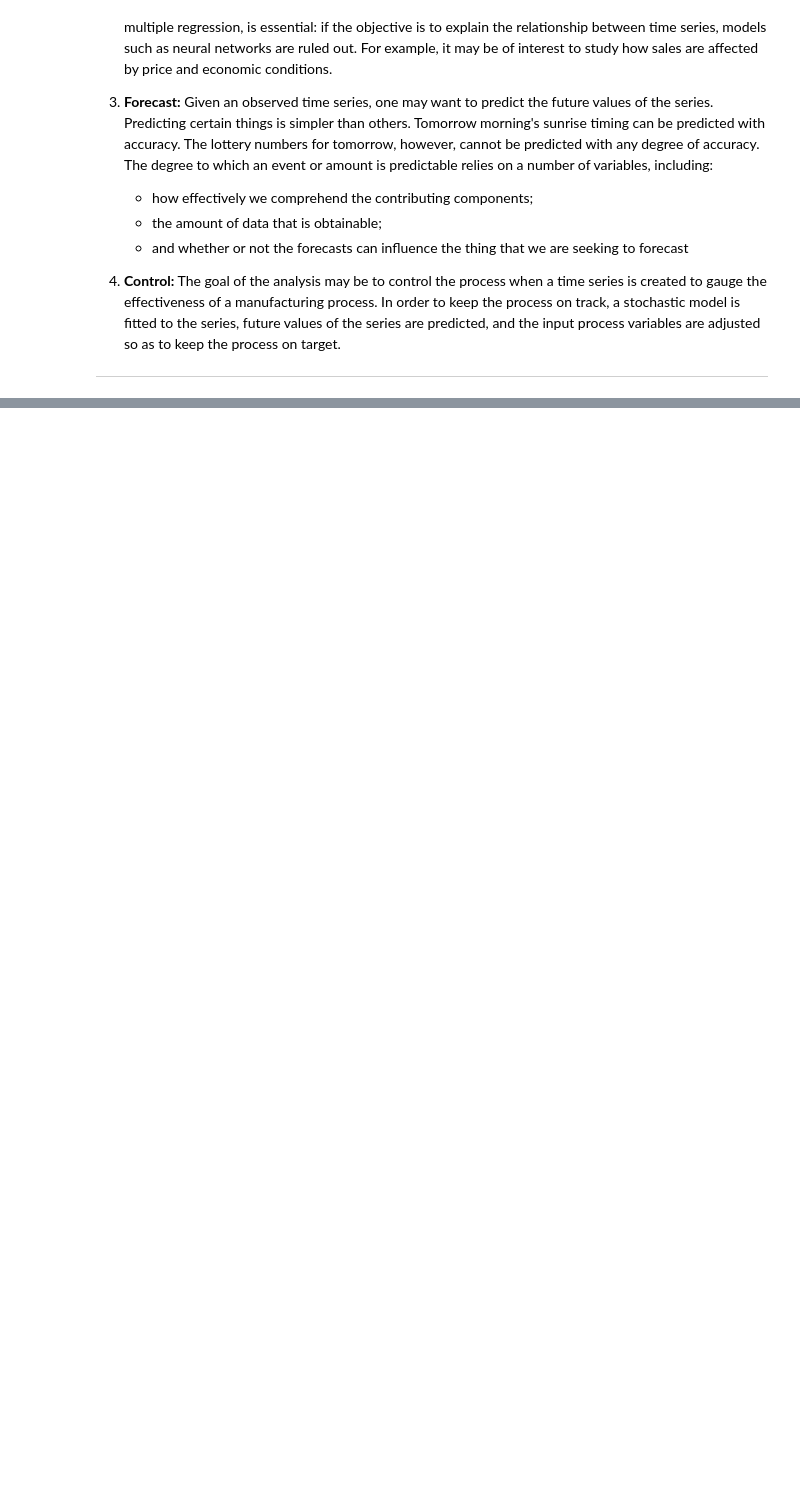
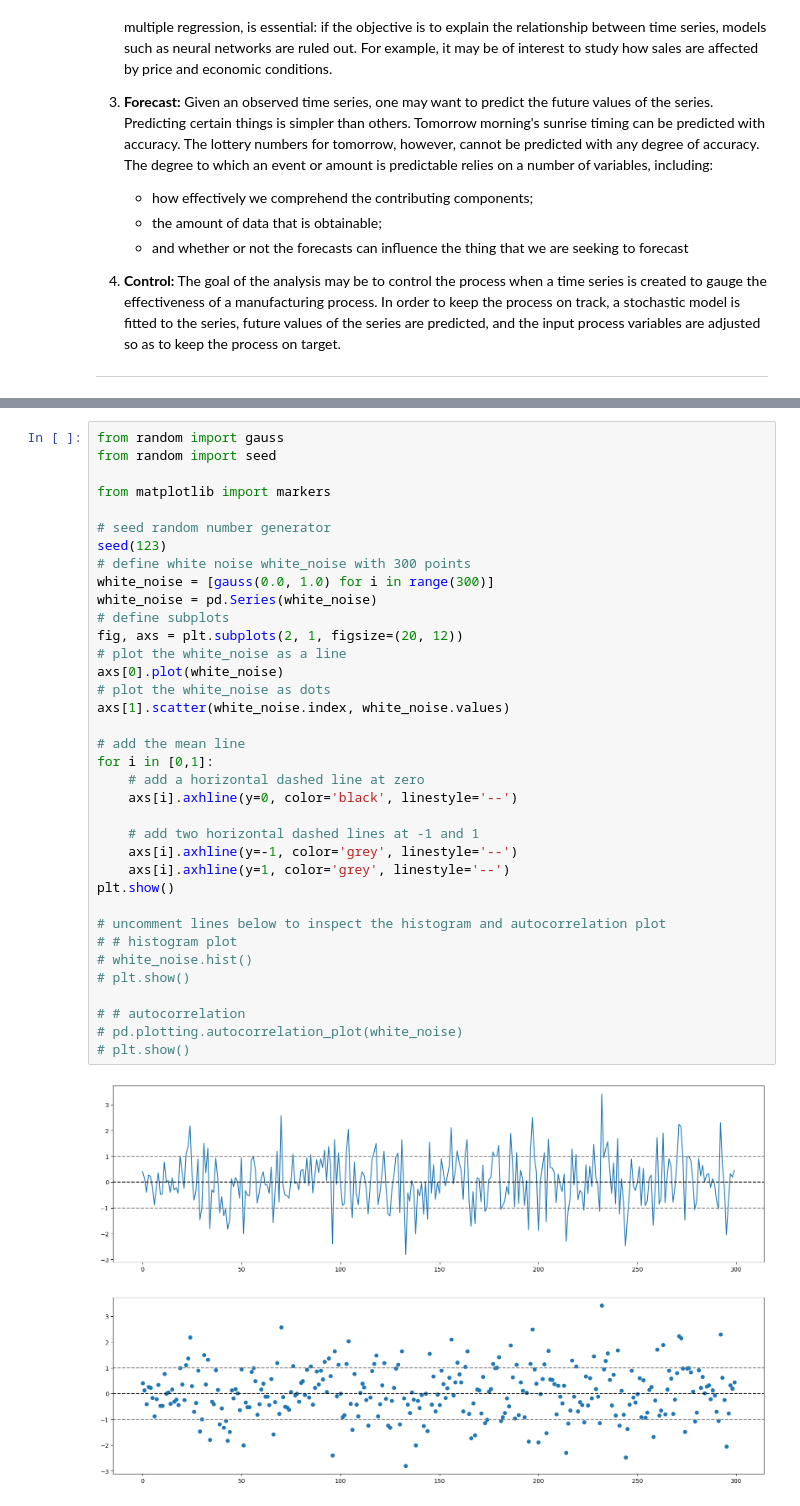
Before and after one commit to marialonsogar/Introduction-to-Time-Series, a Jupyter notebook: lessons/01-Introduction.ipynb, the cells around one changed output, grey strips where cells are left out. Cells and saved outputs as stored; diff of their text form; blank space fills up the shorter version.

```diff
--- a/lessons/01-Introduction.ipynb
+++ b/lessons/01-Introduction.ipynb
@@ -154,0 +235,38 @@ plot_series(y)
+# %%
+from random import gauss
+from random import seed
+
+from matplotlib import markers
+
+# seed random number generator
+seed(123)
+# define white noise white_noise with 300 points
+white_noise = [gauss(0.0, 1.0) for i in range(300)]
+white_noise = pd.Series(white_noise)
+# define subplots
+fig, axs = plt.subplots(2, 1, figsize=(20, 12))
+# plot the white_noise as a line
+axs[0].plot(white_noise)
+# plot the white_noise as dots
+axs[1].scatter(white_noise.index, white_noise.values)
+
+# add the mean line
+for i in [0,1]:
+    # add a horizontal dashed line at zero
+    axs[i].axhline(y=0, color='black', linestyle='--')
+
+    # add two horizontal dashed lines at -1 and 1
+    axs[i].axhline(y=-1, color='grey', linestyle='--')
+    axs[i].axhline(y=1, color='grey', linestyle='--')
+plt.show()
+
+# uncomment lines below to inspect the histogram and autocorrelation plot
+# # histogram plot
+# white_noise.hist()
+# plt.show()
+
+# # autocorrelation
+# pd.plotting.autocorrelation_plot(white_noise)
+# plt.show()
+# %% [output]
+[figure, added]
```
Also changed, not shown: parts of 15 cells of this notebook, 2 other files.
